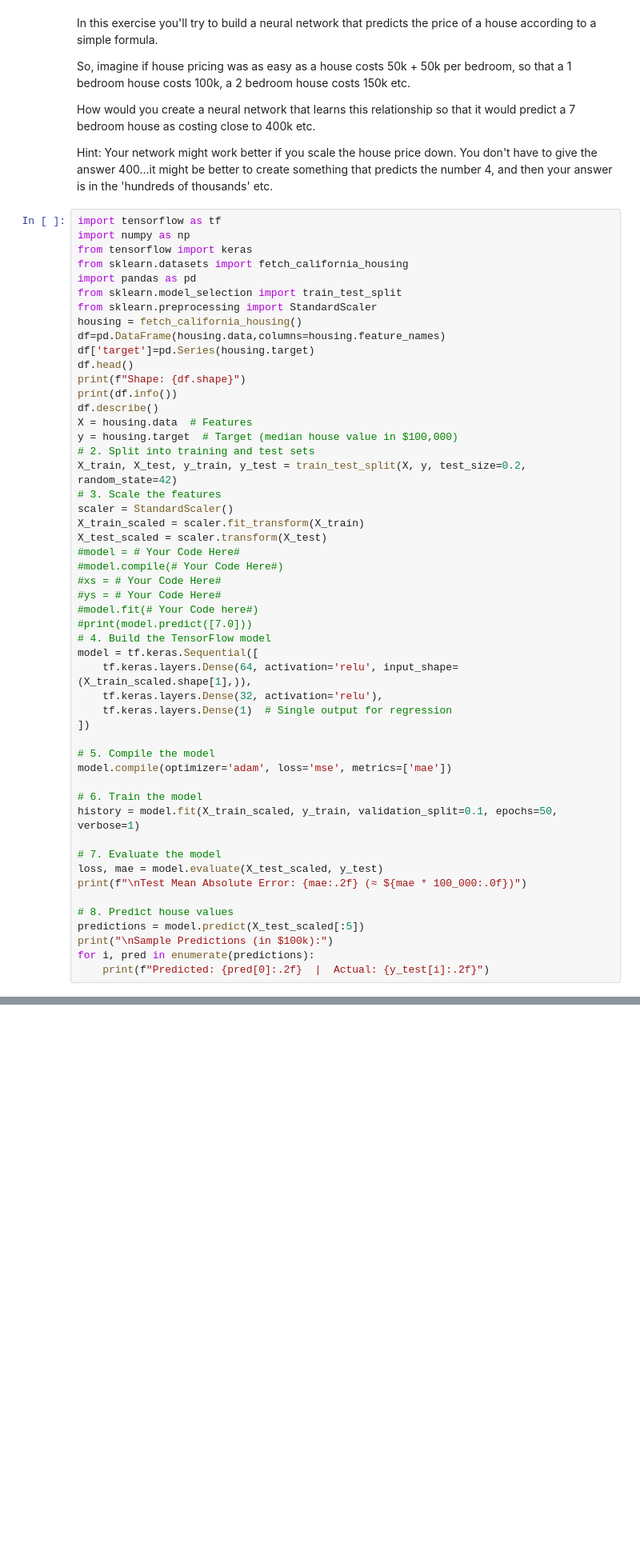
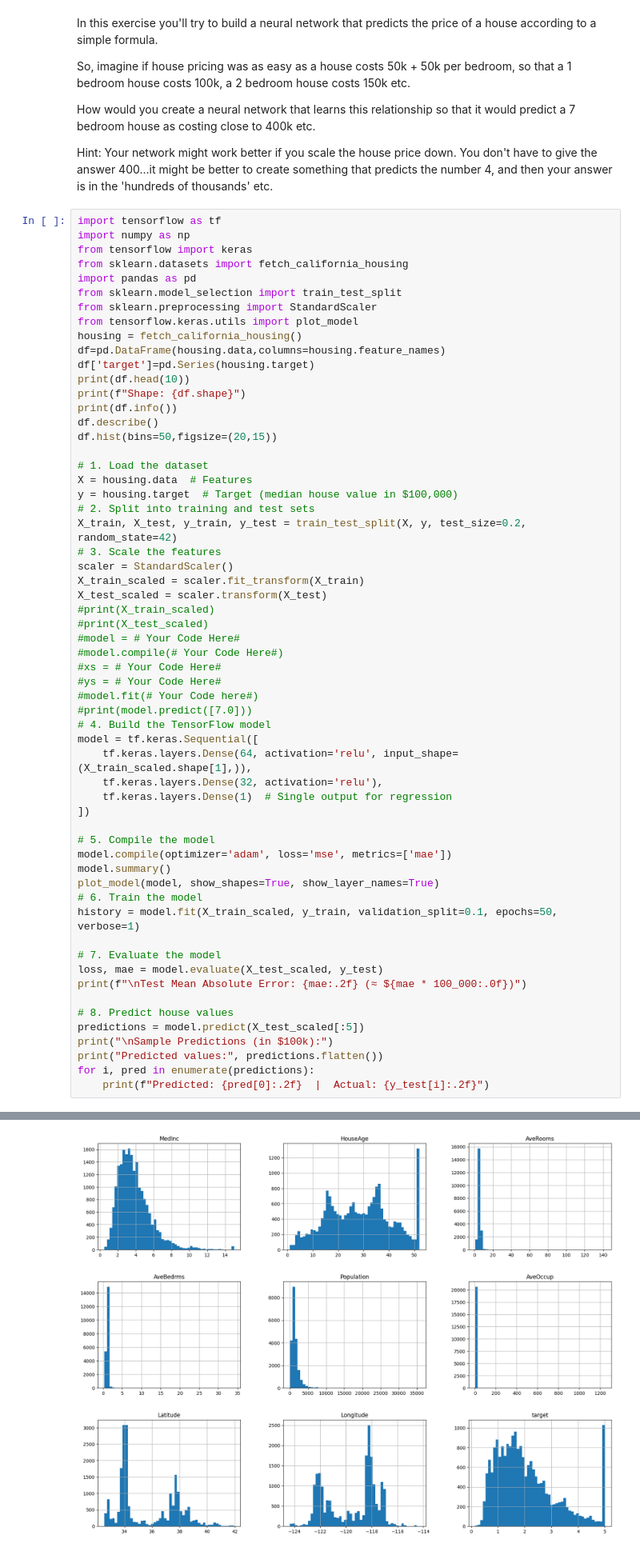
Before and after one commit to akajai/AjaiAntony_Cpp_SysInfo, a Jupyter notebook: Exercises/Exercise 1 - House Prices/Exercise_1_House_Prices_Question.ipynb, the cells around one changed output, grey strips where cells are left out. Shown: that part at 80% size. Drawn from its saved outputs; the diff is of its cells as text; blank space fills up the shorter version.

```diff
--- a/Exercises/Exercise 1 - House Prices/Exercise_1_House_Prices_Question.ipynb
+++ b/Exercises/Exercise 1 - House Prices/Exercise_1_House_Prices_Question.ipynb
@@ -26,13 +26,17 @@ from sklearn.datasets import fetch_california_housing
 import pandas as pd
 from sklearn.model_selection import train_test_split
 from sklearn.preprocessing import StandardScaler
+from tensorflow.keras.utils import plot_model
 housing = fetch_california_housing()
 df=pd.DataFrame(housing.data,columns=housing.feature_names)
 df['target']=pd.Series(housing.target)
-df.head()
+print(df.head(10))
 print(f"Shape: {df.shape}")
 print(df.info())
 df.describe()
+df.hist(bins=50,figsize=(20,15))
+
+# 1. Load the dataset
 X = housing.data  # Features
 y = housing.target  # Target (median house value in $100,000)
 # 2. Split into training and test sets
@@ -41,6 +45,8 @@ X_train, X_test, y_train, y_test = train_test_split(X, y, test_size=0.2, random_
 scaler = StandardScaler()
 X_train_scaled = scaler.fit_transform(X_train)
 X_test_scaled = scaler.transform(X_test)
+#print(X_train_scaled)
+#print(X_test_scaled)
 #model = # Your Code Here#
 #model.compile(# Your Code Here#)
 #xs = # Your Code Here#
@@ -56,7 +62,8 @@ model = tf.keras.Sequential([
 
 # 5. Compile the model
 model.compile(optimizer='adam', loss='mse', metrics=['mae'])
-
+model.summary()
+plot_model(model, show_shapes=True, show_layer_names=True)
 # 6. Train the model
 history = model.fit(X_train_scaled, y_train, validation_split=0.1, epochs=50, verbose=1)
 
@@ -67,6 +74,7 @@ print(f"\nTest Mean Absolute Error: {mae:.2f} (≈ ${mae * 100_000:.0f})")
 # 8. Predict house values
 predictions = model.predict(X_test_scaled[:5])
 print("\nSample Predictions (in $100k):")
+print("Predicted values:", predictions.flatten())
 for i, pred in enumerate(predictions):
     print(f"Predicted: {pred[0]:.2f}  |  Actual: {y_test[i]:.2f}")
 # %% [output]
@@ -108,0 +138 @@ Predicted: 2.78  |  Actual: 2.78
+[figure, added]
```
Also changed, not shown: parts of 1 cell of this notebook.
